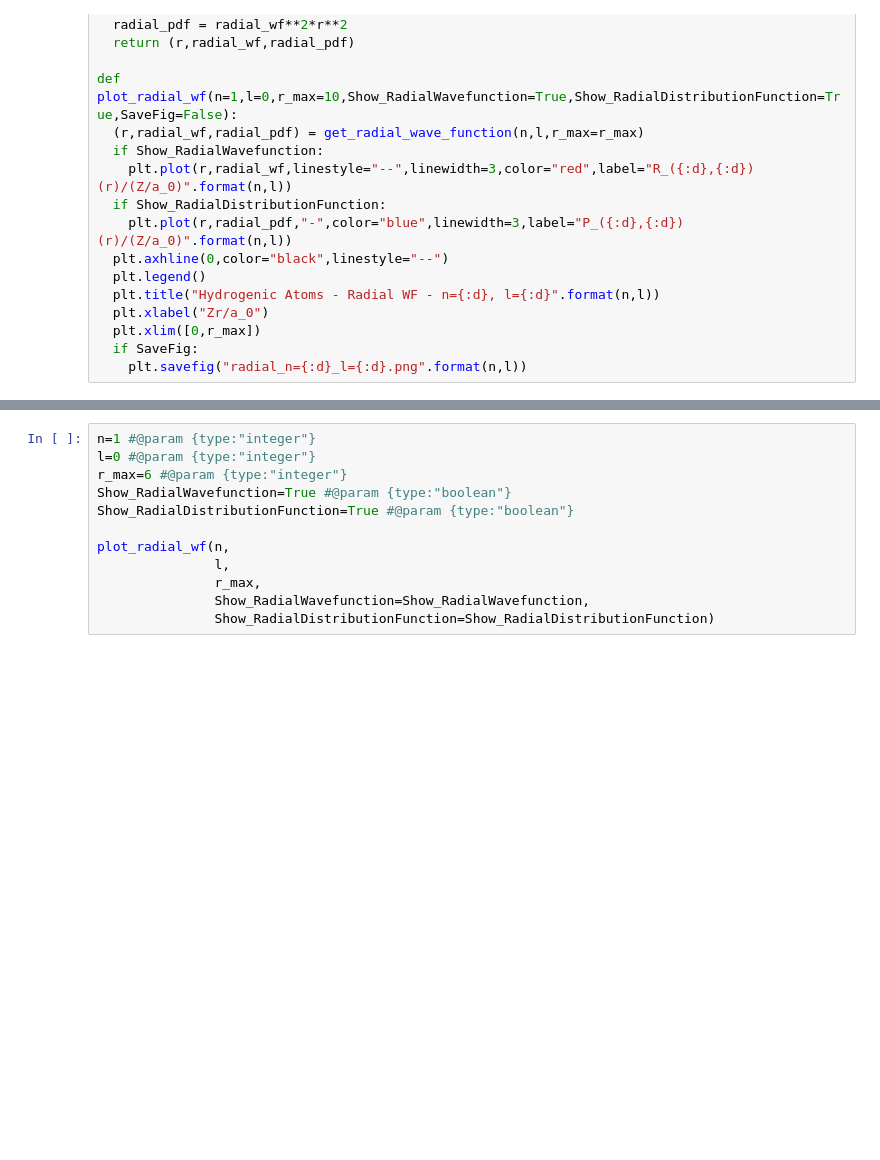
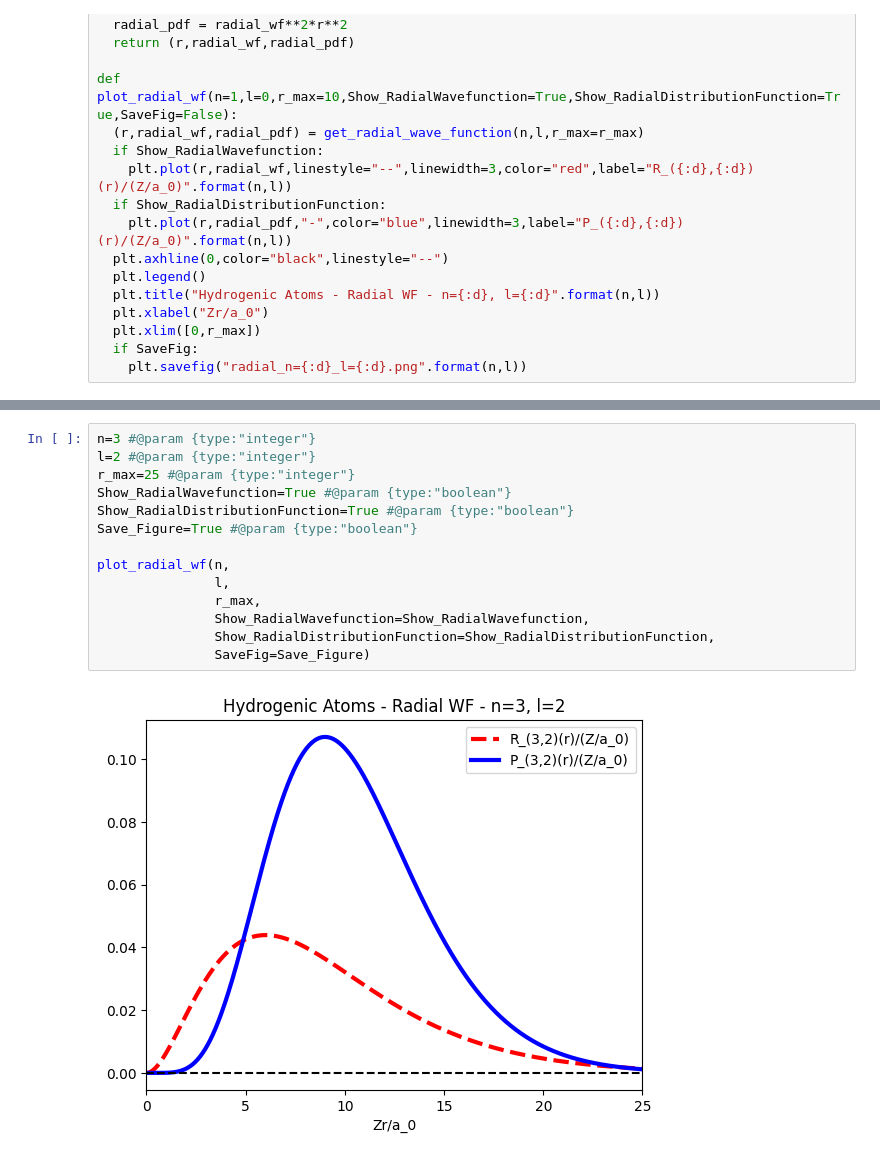
Before and after one commit to valsson-group/UNT-Chem3520, a Jupyter notebook: Python/HydrogenRadialWaveFunction.ipynb, the cells around one changed output, grey strips where cells are left out. Cells and saved outputs as stored; diff of their text form; blank space fills up the shorter version.

```diff
--- a/Python/HydrogenRadialWaveFunction.ipynb
+++ b/Python/HydrogenRadialWaveFunction.ipynb
@@ -42,12 +48,16 @@ def plot_radial_wf(n=1,l=0,r_max=10,Show_RadialWavefunction=True,Show_RadialDist
 # %%
-n=1 #@param {type:"integer"}
-l=0 #@param {type:"integer"}
-r_max=6 #@param {type:"integer"}
+n=3 #@param {type:"integer"}
+l=2 #@param {type:"integer"}
+r_max=25 #@param {type:"integer"}
 Show_RadialWavefunction=True #@param {type:"boolean"}
 Show_RadialDistributionFunction=True #@param {type:"boolean"}
+Save_Figure=True #@param {type:"boolean"}
 
 plot_radial_wf(n,
                l,
                r_max,
                Show_RadialWavefunction=Show_RadialWavefunction,
-               Show_RadialDistributionFunction=Show_RadialDistributionFunction)
+               Show_RadialDistributionFunction=Show_RadialDistributionFunction,
+               SaveFig=Save_Figure)
+# %% [output]
+[figure, added]
```
Also changed, not shown: parts of 1 cell of this notebook.
